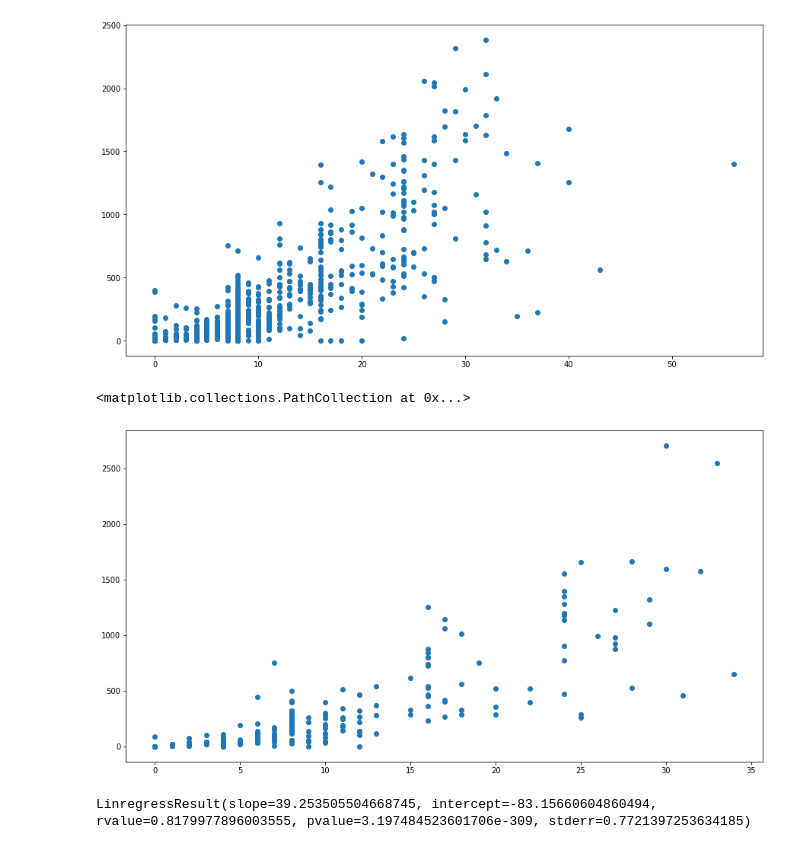
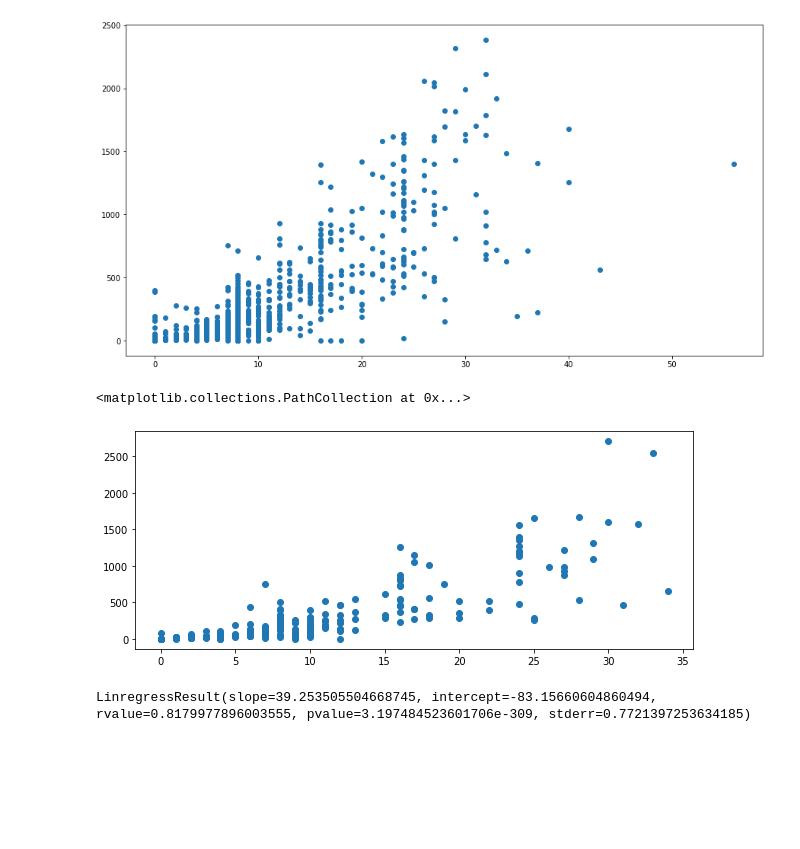
Before and after one commit to Yeghon/CCI508, a Jupyter notebook: PlayAround.ipynb, the cells around one changed output. Saved outputs shown, nothing was run; the diff lists cells and outputs as text; code cells hidden in the pictures; blank space fills up the shorter version.

```diff
--- a/PlayAround.ipynb
+++ b/PlayAround.ipynb
@@ -51,11 +46,11 @@ plt.scatter(xTrain, yTrain)
 [figure]
 # %%
 #plot testing data
-plt.figure(figsize=(15, 8))
+plt.figure(figsize=(10, 4))
 plt.scatter(xTest, yTest)
 # %% [output]
 <matplotlib.collections.PathCollection at 0x...>
-[figure, old version]
+[figure, new version]
 # %%
 from scipy import stats
 # %%
```
Also changed, not shown: parts of 14 cells of this notebook.
